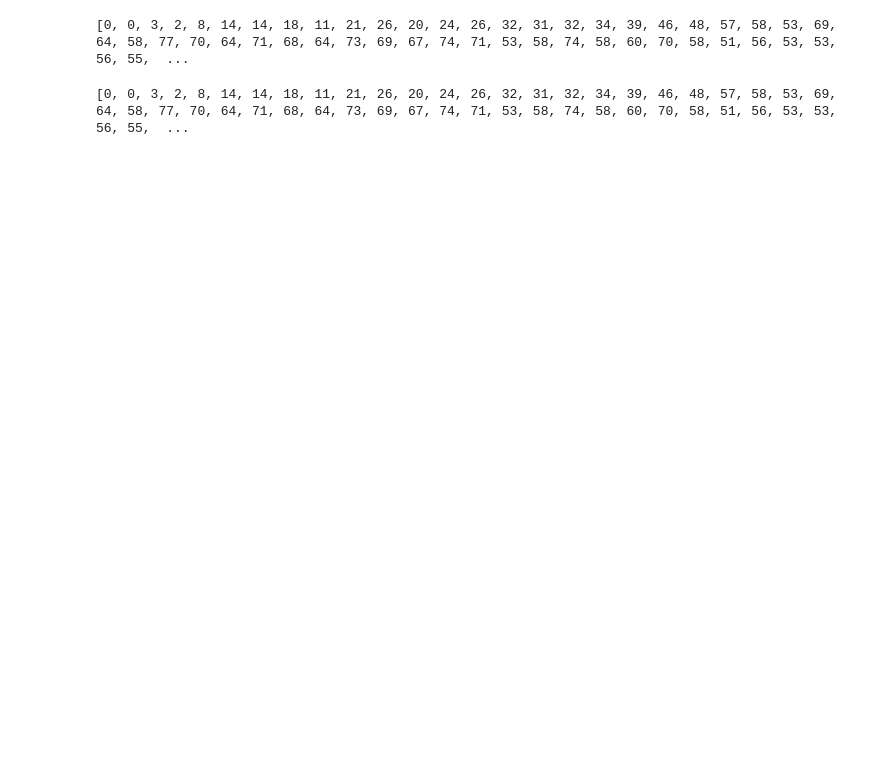
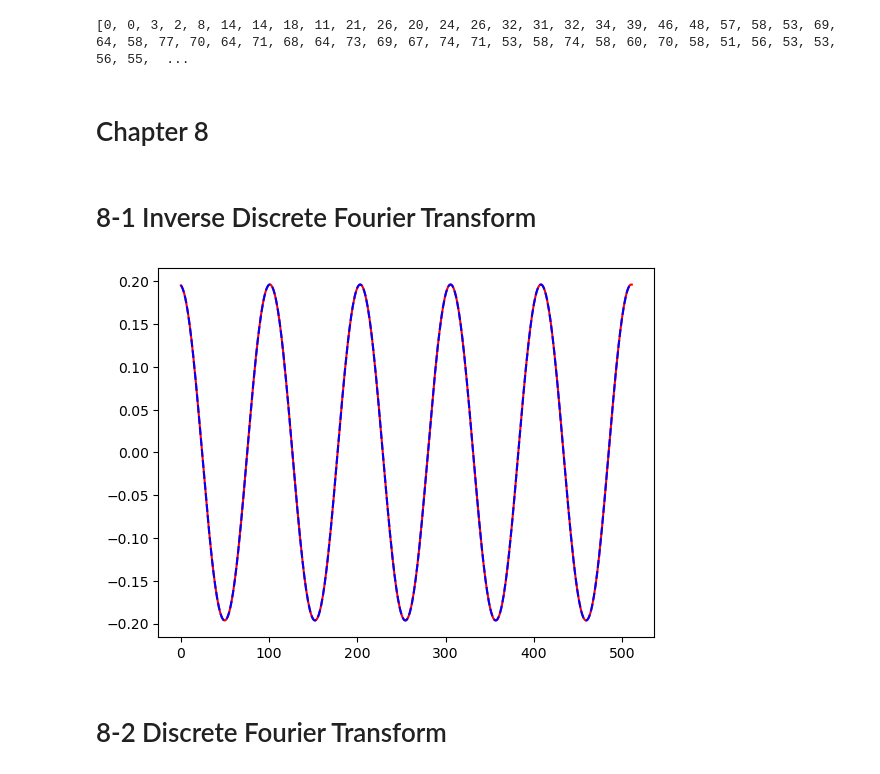
Before and after one commit to ujkam/sciengguidedsp_py, a Jupyter notebook: All_Chapters.ipynb, the cells around one changed output. Cells and saved outputs as stored; diff of their text form; code cells hidden in the pictures; blank space fills up the shorter version.

Commit message:
Added Chapter 8 Code

```diff
--- a/All_Chapters.ipynb
+++ b/All_Chapters.ipynb
@@ -254,15 +167,49 @@ for i in range(110):
 print(y)
 # %% [output]
 [0, 0, 3, 2, 8, 14, 14, 18, 11, 21, 26, 20, 24, 26, 32, 31, 32, 34, 39, 46, 48, 57, 58, 53, 69, 64, 58, 77, 70, 64, 71, 68, 64, 73, 69, 67, 74, 71, 53, 58, 74, 58, 60, 70, 58, 51, 56, 53, 53, 56, 55,  ...
-# %%
-#6-2 Pythonic
-
-y = [0] * 110
-for i in range(len(y)):
-    for j in range(len(h)):
-        #Python doesn't have a goto statement (for good reason!), so it doesn't make sense to try to recreate the original if and go statements.
-        if ((i - j) >= 0) & ((i - j) < len(x)):
-            y[i] = y[i] + h[j] * x[i-j]
-print(y)
-# %% [output]
-[0, 0, 3, 2, 8, 14, 14, 18, 11, 21, 26, 20, 24, 26, 32, 31, 32, 34, 39, 46, 48, 57, 58, 53, 69, 64, 58, 77, 70, 64, 71, 68, 64, 73, 69, 67, 74, 71, 53, 58, 74, 58, 60, 70, 58, 51, 56, 53, 53, 56, 55,  ...
+# %% [markdown]
+# Chapter 8
+# %% [markdown]
+# 8-1 Inverse Discrete Fourier Transform
+# %%
+#Create a signal with the real and imaginary components.
+freq = 5
+rex = [0] * 512
+imx = [0] * 512
+rex[freq] = 100
+imx[freq] = 10
+
+#8-1 Code
+pi = 3.14159265
+
+for k in range(len(rex)):
+    rex[k] = rex[k] / len(rex)
+    imx[k] = -imx[k] / len(imx)
+
+xx = []
+for i in range(512):
+    xx.append(0)
+
+for k in range(len(rex)):
+    for i in range(len(xx)):
+        xx[i] = xx[i] + rex[k] * math.cos(2*pi*k*(i/len(xx)))
+        xx[i] = xx[i] + imx[k] * math.sin(2*pi*k*(i/len(xx)))
+
+#Using the alternate Code
+xx_alt = []
+for i in range(512):
+    xx_alt.append(0)
+
+for i in range(len(xx_alt)):
+    for k in range(len(rex)):
+        xx_alt[i] = xx_alt[i] + rex[k] * math.cos(2*pi*k*(i/len(xx_alt)))
+        xx_alt[i] = xx_alt[i] + imx[k] * math.sin(2*pi*k*(i/len(xx_alt)))
+# %%
+#The Number of postiive peaks in this plot should match the value in the freq variable.
+#There are two lines in this plot, red is the first method in 8-1, and blue is the alternate.
+py.plot(range(len(xx)), xx, 'r',range(len(xx_alt)), xx_alt, 'b--')
+plt.show()
+# %% [output]
+[figure, added]
+# %% [markdown]
+# 8-2 Discrete Fourier Transform
```
Also changed, not shown: parts of 23 cells of this notebook.
